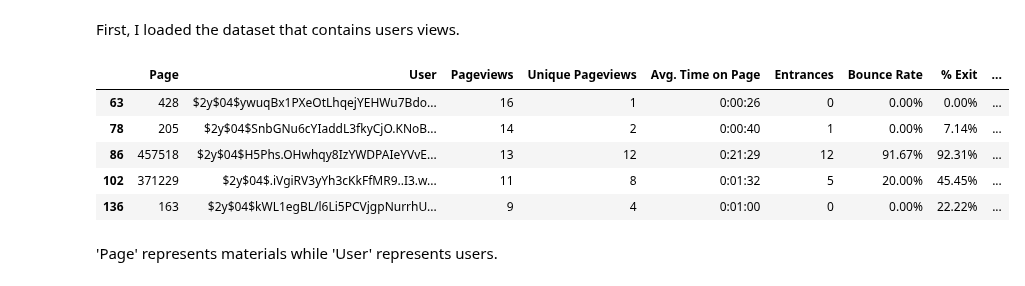
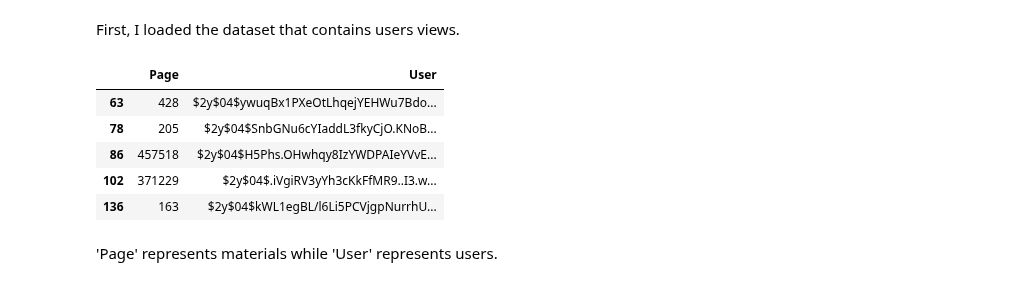
Before and after one commit to olga0503/DATA-620, a Jupyter notebook: Final_Project.ipynb, the cells around one changed output. Cells and saved outputs as stored; diff of their text form; code cells hidden in the pictures.

```diff
--- a/Final_Project.ipynb
+++ b/Final_Project.ipynb
@@ -261,38 +261,38 @@ First, I loaded the dataset that contains users views.
 # %%
 #load dataset exporterd from Goggle Analytics
 view_user_nov = pd.read_csv('views_user_nov.csv')
 view_user_dec = pd.read_csv('views_user_dec.csv')
 view_user_jan = pd.read_csv('views_user_jan.csv')
 view_user_feb = pd.read_csv('views_user_feb.csv')
 view_user_mar = pd.read_csv('views_user_mar.csv')
 view_user_apr = pd.read_csv('views_user_apr.csv')
 view_user_may = pd.read_csv('views_user_may.csv')
 view_user_jun = pd.read_csv('views_user_jun.csv')
 view_user_jul = pd.read_csv('views_user_jul.csv')
 view_user_aug = pd.read_csv('views_user_aug.csv')
 view_user_sep = pd.read_csv('views_user_sep.csv')
 view_user_oct = pd.read_csv('views_user_oct.csv')
 
 #concatinate all datasets
 views_by_user = pd.concat([view_user_nov, view_user_dec, view_user_jan, view_user_feb,
                             view_user_mar, view_user_apr, view_user_may, view_user_jun,
                             view_user_jul, view_user_aug, view_user_sep, view_user_oct])
 
 #remove irrelavant pages (pages that don't display materials)
 views_by_user = views_by_user[(views_by_user['Page'].str.contains('/assets/packages/view/')) |
           (views_by_user['Page'].str.contains('/assets/view/'))]
 
 #extract materials IDs fromk pages URLs
 views_by_user['Page'] = views_by_user['Page'].str.replace('/assets/packages/view/','')
 views_by_user['Page'] = views_by_user['Page'].str.replace('/assets/view/','')
-views_by_user.head(5)
+views_by_user[['Page','User']].head(5)
 # %% [output]
-|  | Page | User | Pageviews | Unique Pageviews | Avg. Time on Page | Entrances | Bounce Rate | % Exit | ... |
-| 63 | 428 | $2y$04$ywuqBx1PXeOtLhqejYEHWu7Bdo... | 16 | 1 | 0:00:26 | 0 | 0.00% | 0.00% | ... |
-| 78 | 205 | $2y$04$SnbGNu6cYIaddL3fkyCjO.KNoB... | 14 | 2 | 0:00:40 | 1 | 0.00% | 7.14% | ... |
-| 86 | 457518 | $2y$04$H5Phs.OHwhqy8IzYWDPAIeYVvE... | 13 | 12 | 0:21:29 | 12 | 91.67% | 92.31% | ... |
-| 102 | 371229 | $2y$04$.iVgiRV3yYh3cKkFfMR9..I3.w... | 11 | 8 | 0:01:32 | 5 | 20.00% | 45.45% | ... |
-| 136 | 163 | $2y$04$kWL1egBL/l6Li5PCVjgpNurrhU... | 9 | 4 | 0:01:00 | 0 | 0.00% | 22.22% | ... |
+|  | Page | User |
+| 63 | 428 | $2y$04$ywuqBx1PXeOtLhqejYEHWu7Bdo... |
+| 78 | 205 | $2y$04$SnbGNu6cYIaddL3fkyCjO.KNoB... |
+| 86 | 457518 | $2y$04$H5Phs.OHwhqy8IzYWDPAIeYVvE... |
+| 102 | 371229 | $2y$04$.iVgiRV3yYh3cKkFfMR9..I3.w... |
+| 136 | 163 | $2y$04$kWL1egBL/l6Li5PCVjgpNurrhU... |
 # %% [markdown]
 'Page' represents materials while 'User' represents users.
 # %%
```
Also changed, not shown: parts of 10 cells of this notebook.
